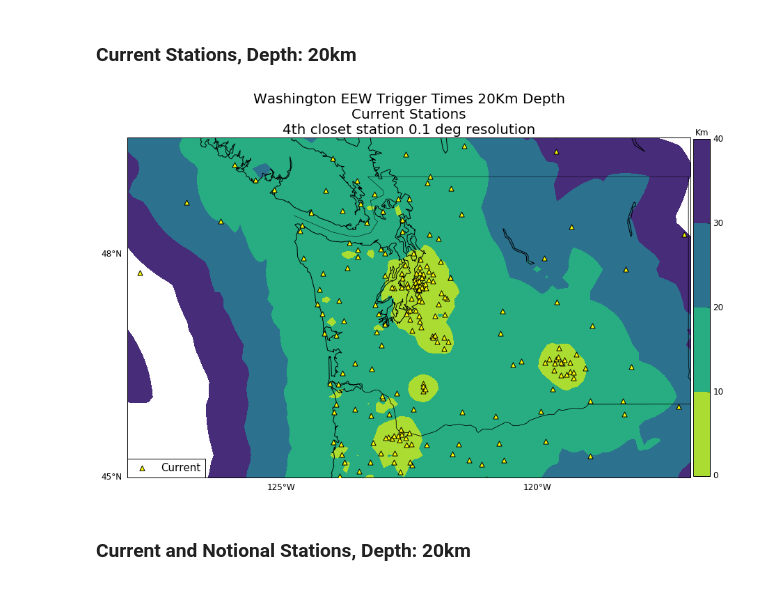
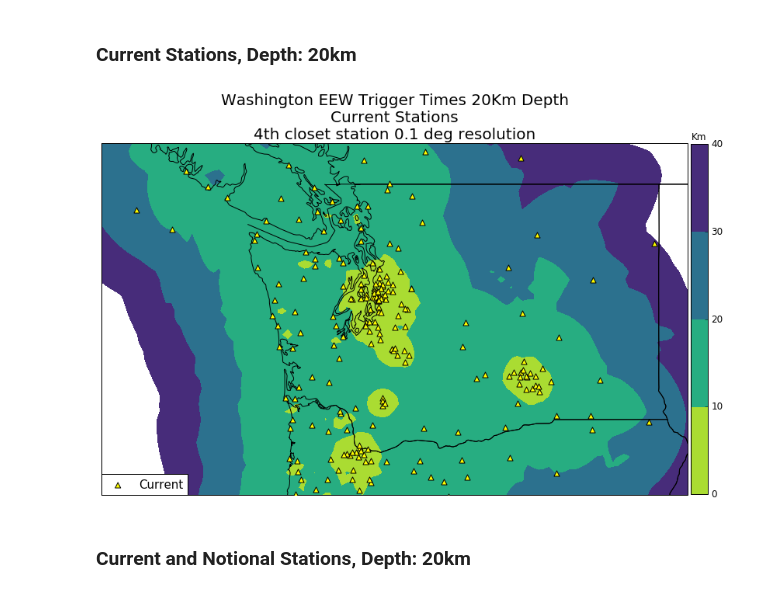
Before and after one commit to pnsn/magd_client, a Jupyter notebook: notebooks/2019_station_density_eew_washington.ipynb, the cells around one changed output. Saved outputs shown, nothing was run; the diff lists cells and outputs as text; code cells hidden in the pictures.

```diff
--- a/notebooks/2019_station_density_eew_washington.ipynb
+++ b/notebooks/2019_station_density_eew_washington.ipynb
@@ -41,12 +41,12 @@ pickle_path = magd_client_path + "/pickle_jar"
 os.chdir(magd_client_path)
 print('Working in ' + os.getcwd())
 
-lat_min=43.0
-lat_max=51.5
-lon_min=-130.0
-lon_max=-115.0
+lat_min=41.5
+lat_max=49.5
+lon_min=-127.5
+lon_max=-116.5
 #
-resolution=0.1
+resolution=1
 #number of stations to use in solution.
 num_solutions=4
 
@@ -554,19 +629,24 @@ path = grid_diff_trigger8.get_path()
 # %%
 path = grid_trigger20.get_path()
 %run -i scripts/plot_heatmap.py \
 --path=$path \
 --title1="Washington EEW Trigger Times 20Km Depth" \
 --title2="Current Stations" \
 --title3="4th closet station 0.1 deg resolution" \
 --plotstas=True \
---plotwidth=15 \
+--lat_min=45 \
+--lat_max=$lat_max \
+--lon_min=$lon_min \
+--lon_max=$lon_max \
+--plotwidth=14 \
+--plotheight=14 \
 --color=viridis_r \
 --legend_pad=0 \
 --colorbar_pad=0.005 \
 --colorbar_fraction=0.0289 \
 --levels=0,10,20,30,40
 # %% [output]
-[figure, old version]
+[figure, new version]
 # %% [markdown]
 ### Current and Notional Stations, Depth: 20km
 # %%
```
Also changed, not shown: parts of 22 cells of this notebook, 3 other files.
